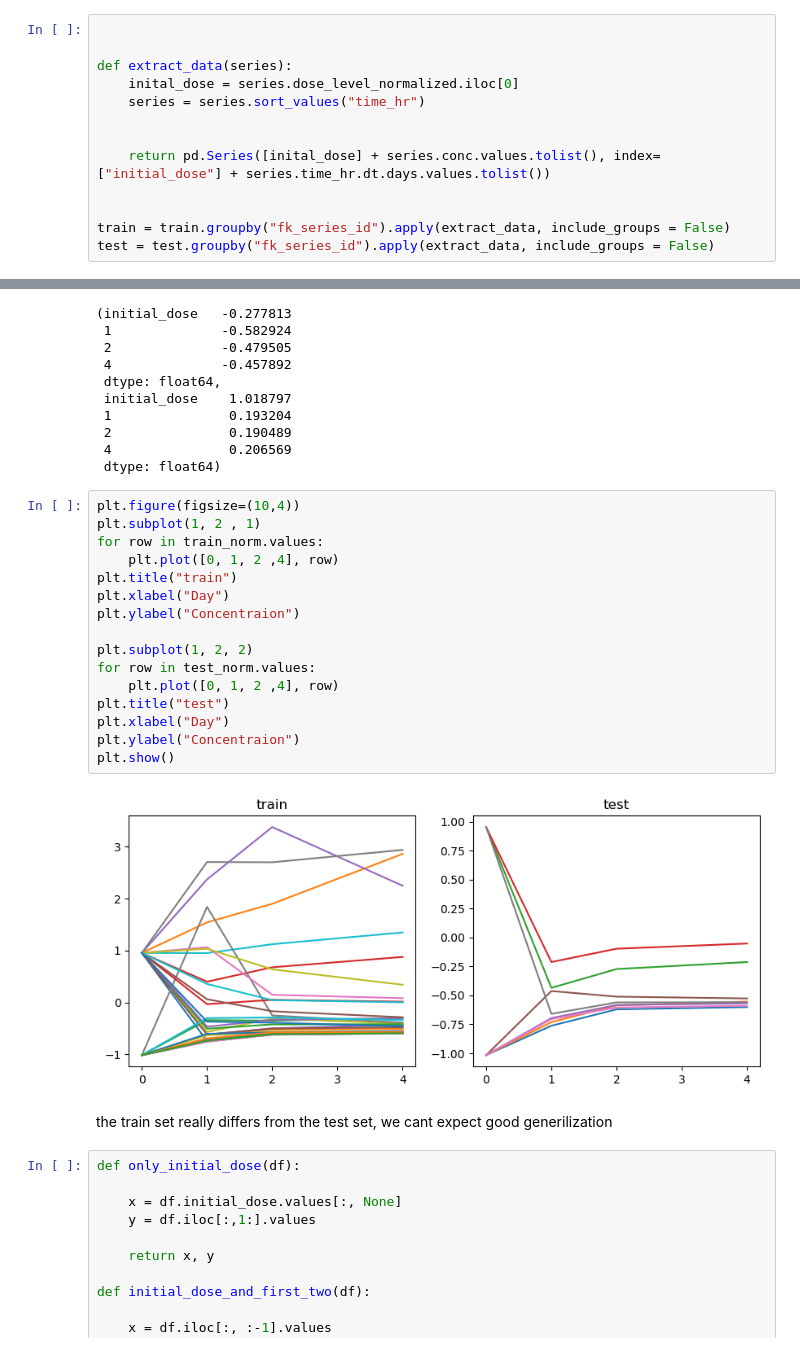
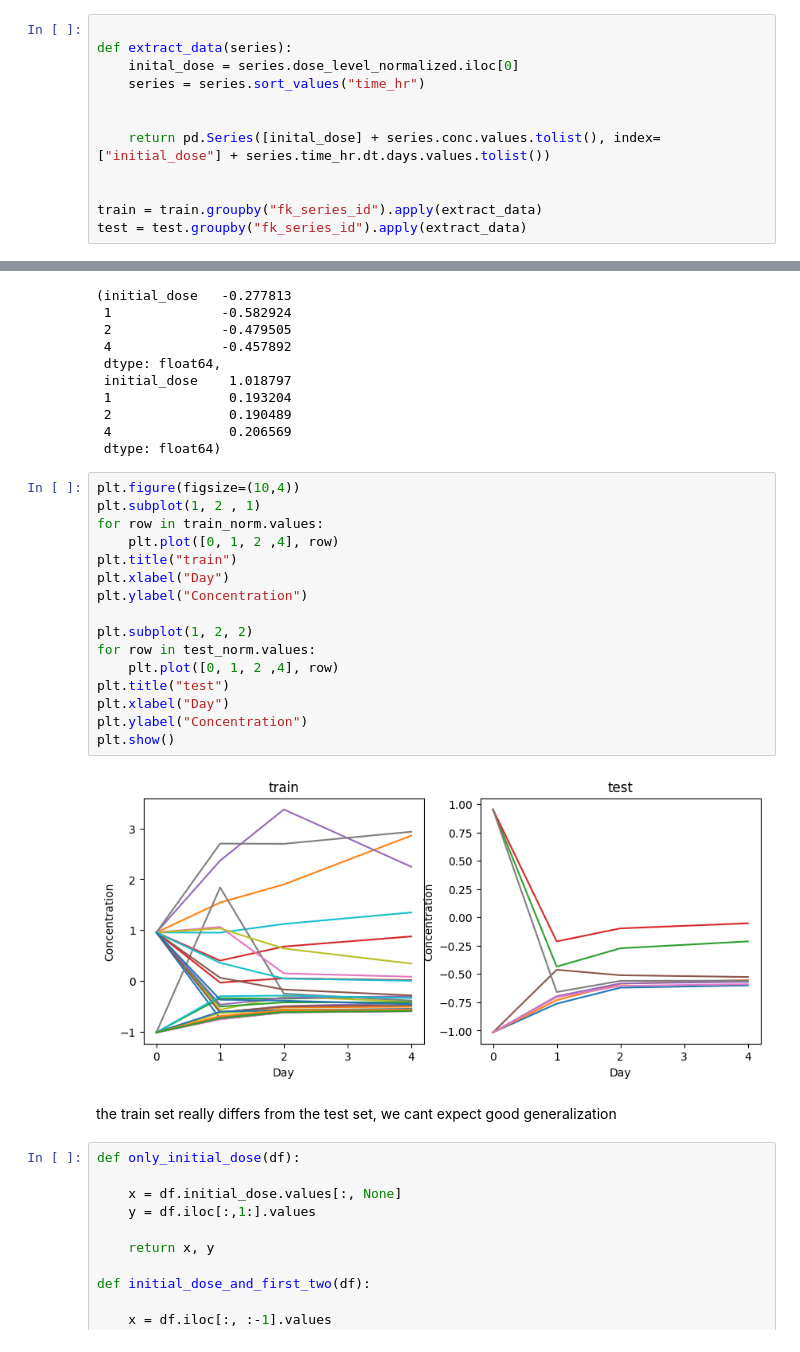
Before and after one commit to MockaWolke/timeseries_toxicology_prediction, a Jupyter notebook: ml_part.ipynb, the cells around one changed output, grey strips where cells are left out. Cells and saved outputs as stored; diff of their text form.

```diff
--- a/ml_part.ipynb
+++ b/ml_part.ipynb
@@ -56,7 +63,6 @@ Index(['fk_series_id', 'time_original', 'conc_original', 'conc_sd_original',
 # %% [markdown]
 We also can't think of any other usefull ones so we will just use initial dose
 # %%
-
 
 def extract_data(series):
     inital_dose = series.dose_level_normalized.iloc[0]
@@ -66,5 +72,5 @@ def extract_data(series):
     return pd.Series([inital_dose] + series.conc.values.tolist(), index= ["initial_dose"] + series.time_hr.dt.days.values.tolist())
 
 
-train = train.groupby("fk_series_id").apply(extract_data, include_groups = False)
-test = test.groupby("fk_series_id").apply(extract_data, include_groups = False)
+train = train.groupby("fk_series_id").apply(extract_data)
+test = test.groupby("fk_series_id").apply(extract_data)
@@ -128,23 +143,23 @@ test_norm.mean(), test_norm.std()
 # %%
 plt.figure(figsize=(10,4))
 plt.subplot(1, 2 , 1)
 for row in train_norm.values:
     plt.plot([0, 1, 2 ,4], row)
 plt.title("train")
 plt.xlabel("Day")
-plt.ylabel("Concentraion")
+plt.ylabel("Concentration")
 
 plt.subplot(1, 2, 2)
 for row in test_norm.values:
     plt.plot([0, 1, 2 ,4], row)
 plt.title("test")
 plt.xlabel("Day")
-plt.ylabel("Concentraion")
+plt.ylabel("Concentration")
 plt.show()
 # %% [output]
-[figure, old version]
+[figure, new version]
 # %% [markdown]
-the train set really differs from the test set, we cant expect good generilization
+the train set really differs from the test set, we cant expect good generalization
 # %%
 def only_initial_dose(df):
 
```
Also changed, not shown: parts of 21 cells of this notebook, 1 other file.
